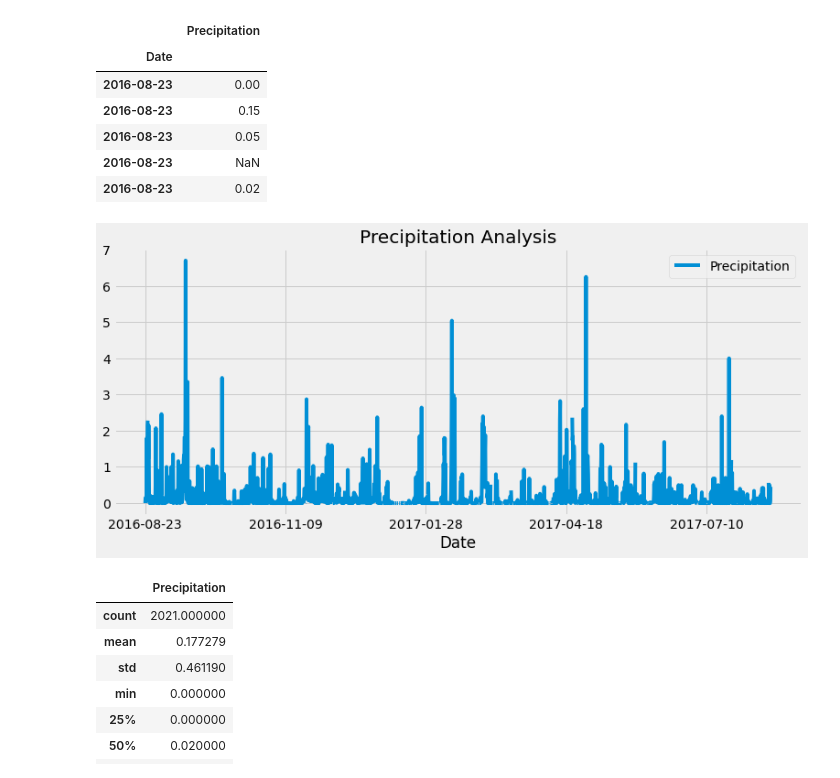
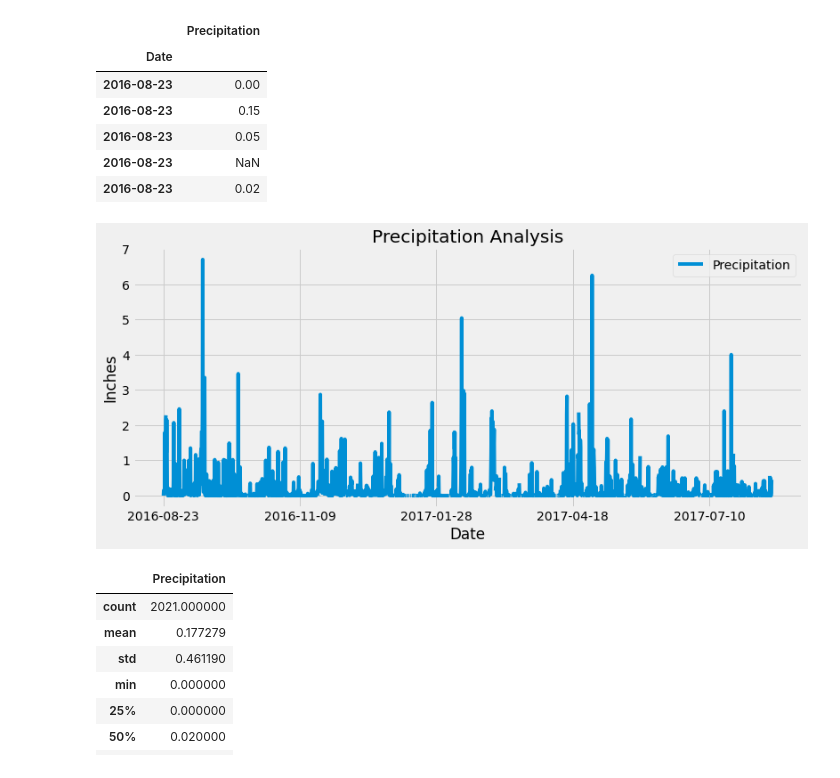
Before and after one commit to ravjolt/sqlalchemy-challenge, a Jupyter notebook: Climate Analysis.ipynb, the cells around one changed output. Drawn from its saved outputs; the diff is of its cells as text; code cells hidden in the pictures.

```diff
--- a/Climate Analysis.ipynb
+++ b/Climate Analysis.ipynb
@@ -89,10 +89,11 @@ prcp_df.head()
 # %%
 # Use Pandas Plotting with Matplotlib to plot the data
 prcp_df.plot(title="Precipitation Analysis", figsize=(12,5))
+plt.ylabel("Inches")
 plt.savefig("Images/Precipitation_Analysis.png")
 plt.show()
 # %% [output]
-[figure, old version]
+[figure, new version]
 # %%
 # Use Pandas to calcualte the summary statistics for the precipitation data
 prcp_df.describe()
```
Also changed, not shown: parts of 1 cell of this notebook.
